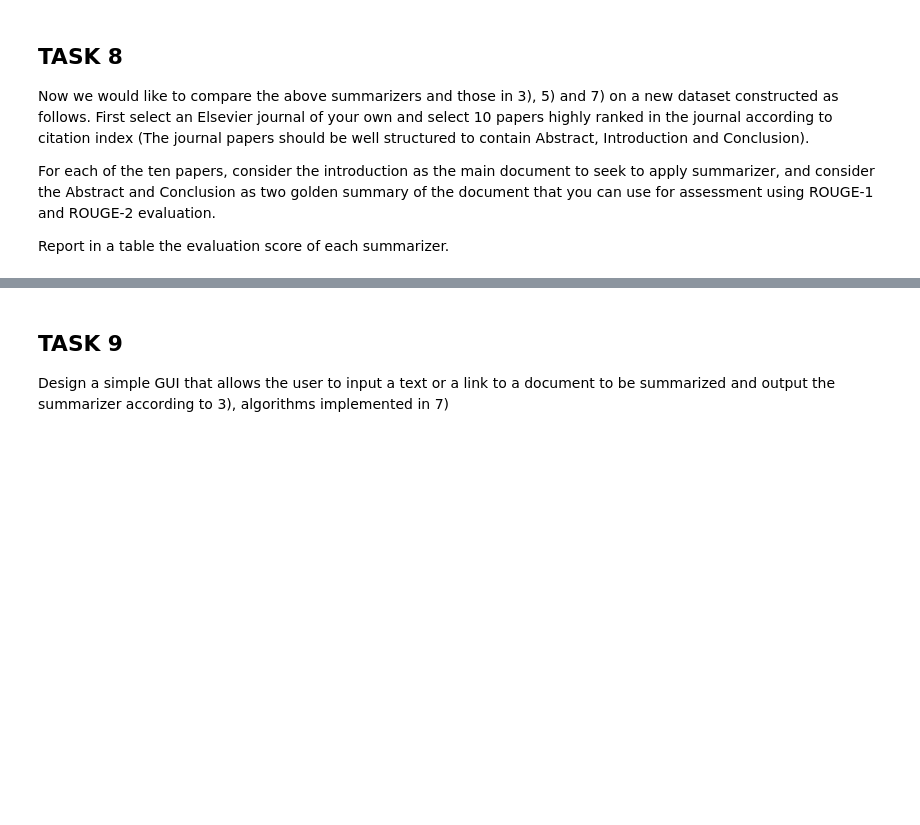
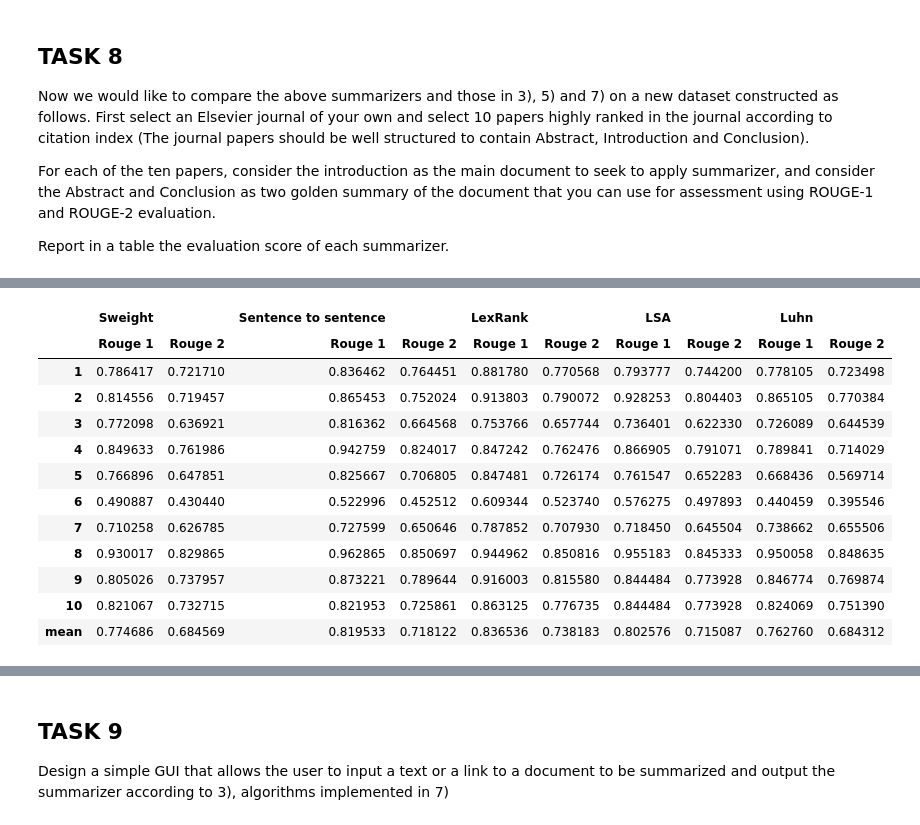
Before and after one commit to Dakcser/NLP, a Jupyter notebook: NLP project .ipynb, the cells around one changed output, grey strips where cells are left out. Drawn from its saved outputs; the diff is of its cells as text; code cells hidden in the pictures; blank space fills up the shorter version.

Commit message:
task 8 dataframe

```diff
--- a/NLP project .ipynb
+++ b/NLP project .ipynb
@@ -774,0 +625,35 @@ df
+# %%
+score_transpose = []
+
+for i in task8_rouge_scores:
+    new_list = []
+
+    for a in i:
+        new_list.append(a[0])
+        new_list.append(a[1])
+
+    score_transpose.append(new_list)
+# %%
+col = pd.MultiIndex.from_arrays([['Sweight','Sweight', 'Sentence to sentence','Sentence to sentence', 'LexRank','LexRank', 'LSA','LSA', 'Luhn','Luhn'],
+                                ["Rouge 1", "Rouge 2","Rouge 1", "Rouge 2","Rouge 1", "Rouge 2", "Rouge 1", "Rouge 2", "Rouge 1", "Rouge 2"]])
+data = pd.DataFrame(score_transpose, columns=col)
+
+
+data.index += 1
+data.loc['mean'] = data.mean()
+
+data
+# %% [output]
+|  | Sweight |  | Sentence to sentence |  | LexRank |  | LSA |  | Luhn |  |
+|  | Rouge 1 | Rouge 2 | Rouge 1 | Rouge 2 | Rouge 1 | Rouge 2 | Rouge 1 | Rouge 2 | Rouge 1 | Rouge 2 |
+| 1 | 0.786417 | 0.721710 | 0.836462 | 0.764451 | 0.881780 | 0.770568 | 0.793777 | 0.744200 | 0.778105 | 0.723498 |
+| 2 | 0.814556 | 0.719457 | 0.865453 | 0.752024 | 0.913803 | 0.790072 | 0.928253 | 0.804403 | 0.865105 | 0.770384 |
+| 3 | 0.772098 | 0.636921 | 0.816362 | 0.664568 | 0.753766 | 0.657744 | 0.736401 | 0.622330 | 0.726089 | 0.644539 |
+| 4 | 0.849633 | 0.761986 | 0.942759 | 0.824017 | 0.847242 | 0.762476 | 0.866905 | 0.791071 | 0.789841 | 0.714029 |
+| 5 | 0.766896 | 0.647851 | 0.825667 | 0.706805 | 0.847481 | 0.726174 | 0.761547 | 0.652283 | 0.668436 | 0.569714 |
+| 6 | 0.490887 | 0.430440 | 0.522996 | 0.452512 | 0.609344 | 0.523740 | 0.576275 | 0.497893 | 0.440459 | 0.395546 |
+| 7 | 0.710258 | 0.626785 | 0.727599 | 0.650646 | 0.787852 | 0.707930 | 0.718450 | 0.645504 | 0.738662 | 0.655506 |
+| 8 | 0.930017 | 0.829865 | 0.962865 | 0.850697 | 0.944962 | 0.850816 | 0.955183 | 0.845333 | 0.950058 | 0.848635 |
+| 9 | 0.805026 | 0.737957 | 0.873221 | 0.789644 | 0.916003 | 0.815580 | 0.844484 | 0.773928 | 0.846774 | 0.769874 |
+| 10 | 0.821067 | 0.732715 | 0.821953 | 0.725861 | 0.863125 | 0.776735 | 0.844484 | 0.773928 | 0.824069 | 0.751390 |
+| mean | 0.774686 | 0.684569 | 0.819533 | 0.718122 | 0.836536 | 0.738183 | 0.802576 | 0.715087 | 0.762760 | 0.684312 |
```
Also changed, not shown: parts of 17 cells of this notebook.
